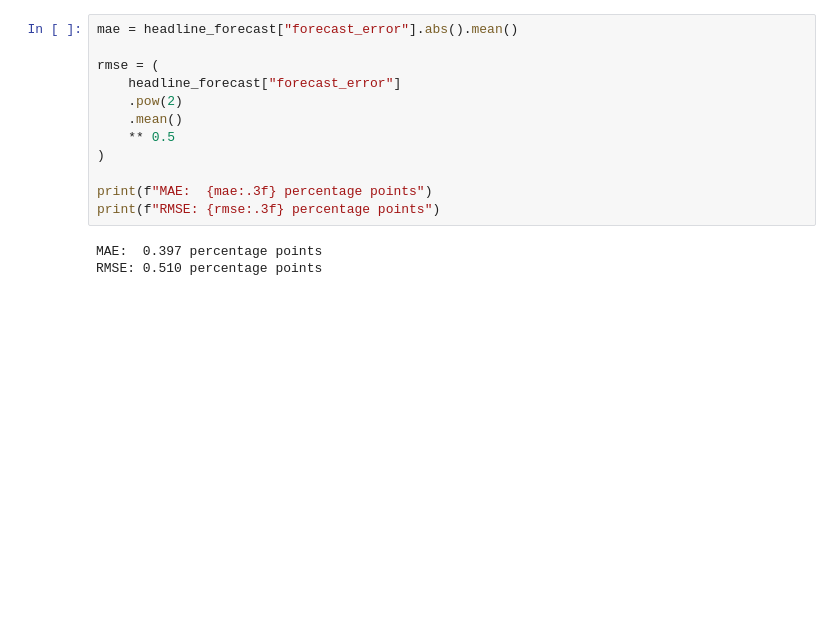
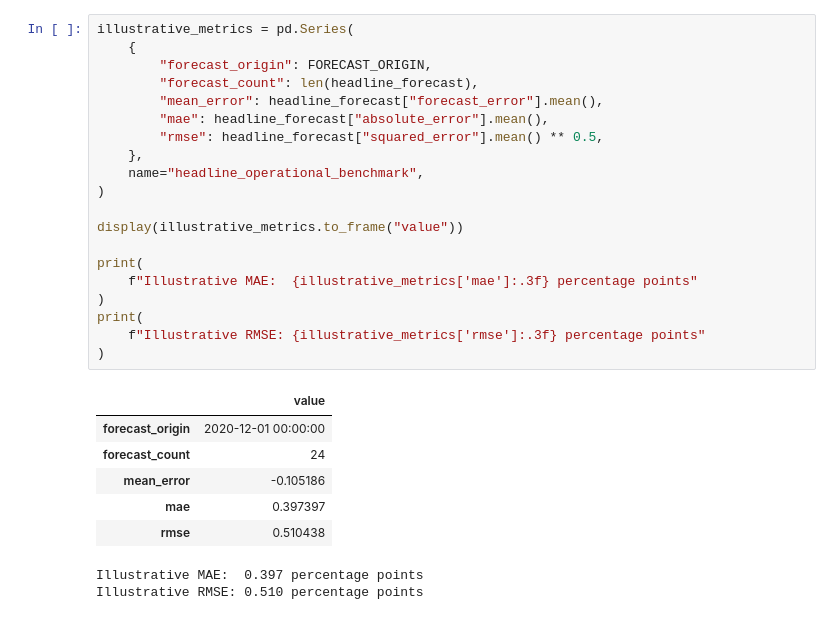
Before and after one commit to DarrenTay3142/DS607-Project---China-Inflation-Forecasting, a Jupyter notebook: notebooks/02_operational_benchmark.ipynb, the cells around one changed output. Cells and saved outputs as stored; diff of their text form; blank space fills up the shorter version.

```diff
--- a/notebooks/02_operational_benchmark.ipynb
+++ b/notebooks/02_operational_benchmark.ipynb
@@ -171,15 +372,29 @@ headline_forecast[
 # %%
-mae = headline_forecast["forecast_error"].abs().mean()
-
-rmse = (
-    headline_forecast["forecast_error"]
-    .pow(2)
-    .mean()
-    ** 0.5
+illustrative_metrics = pd.Series(
+    {
+        "forecast_origin": FORECAST_ORIGIN,
+        "forecast_count": len(headline_forecast),
+        "mean_error": headline_forecast["forecast_error"].mean(),
+        "mae": headline_forecast["absolute_error"].mean(),
+        "rmse": headline_forecast["squared_error"].mean() ** 0.5,
+    },
+    name="headline_operational_benchmark",
 )
 
-print(f"MAE:  {mae:.3f} percentage points")
-print(f"RMSE: {rmse:.3f} percentage points")
+display(illustrative_metrics.to_frame("value"))
+
+print(
+    f"Illustrative MAE:  {illustrative_metrics['mae']:.3f} percentage points"
+)
+print(
+    f"Illustrative RMSE: {illustrative_metrics['rmse']:.3f} percentage points"
+)
 # %% [output]
+|  | value |
+| forecast_origin | 2020-12-01 00:00:00 |
+| forecast_count | 24 |
+| mean_error | -0.105186 |
+| mae | 0.397397 |
+| rmse | 0.510438 |
-MAE:  0.397 percentage points
-RMSE: 0.510 percentage points
+Illustrative MAE:  0.397 percentage points
+Illustrative RMSE: 0.510 percentage points
```
Also changed, not shown: parts of 26 cells of this notebook, 44 other files.
